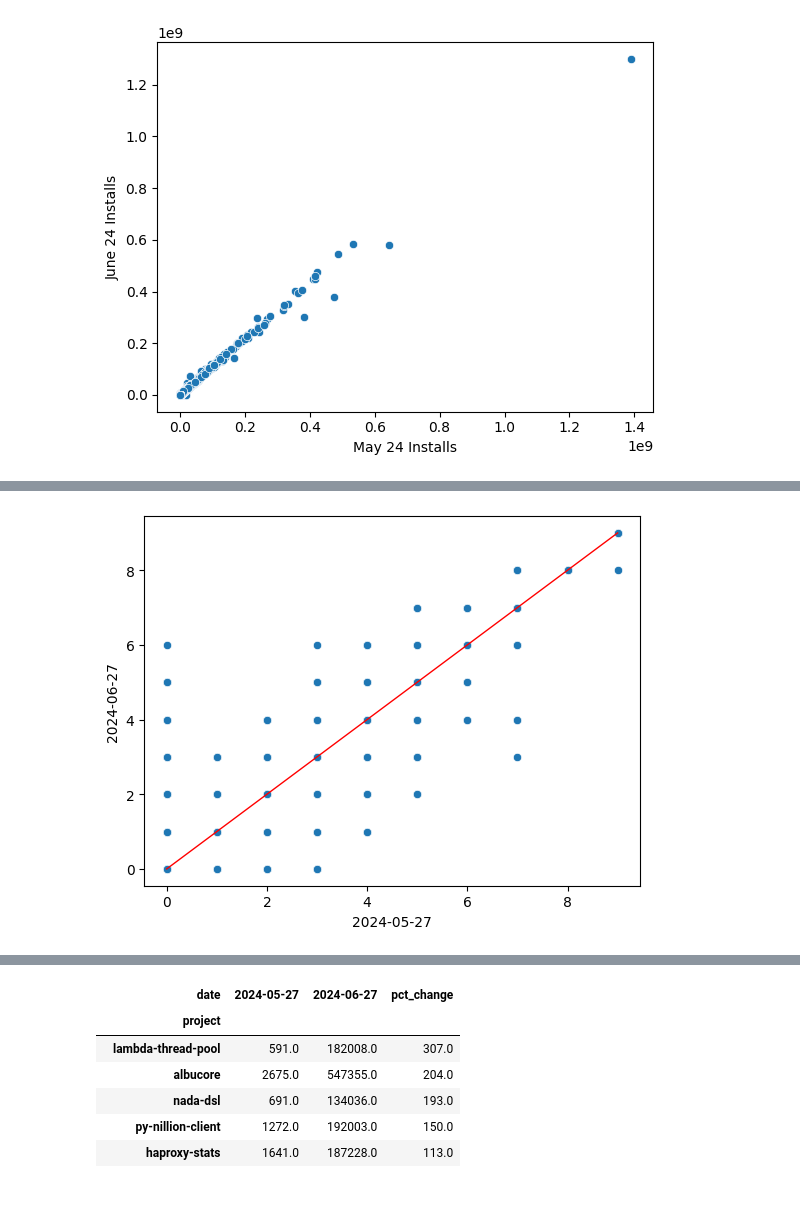
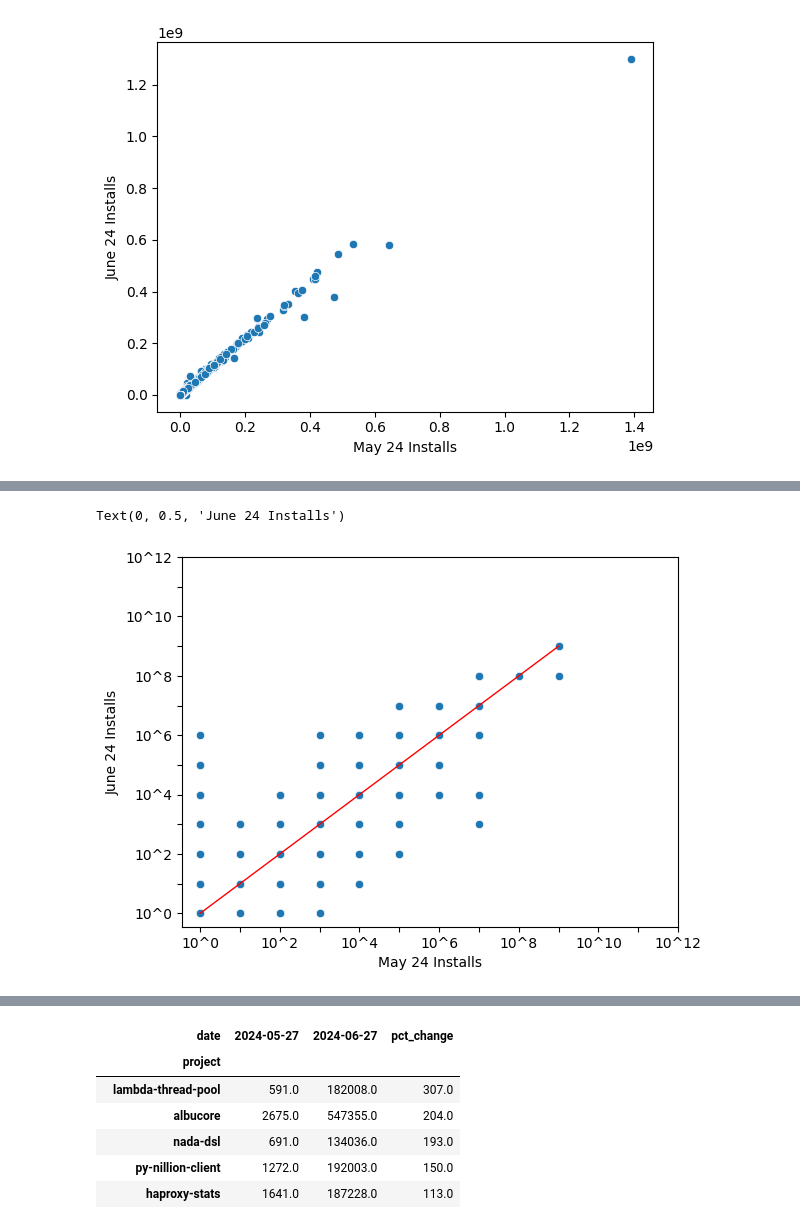
Before and after one commit to AhmedOmarEissa/pypi_analysis, a Jupyter notebook: notebooks/1_MoM.ipynb, the cells around one changed output, grey strips where cells are left out. Saved outputs shown, nothing was run; the diff lists cells and outputs as text; code cells hidden in the pictures; blank space fills up the shorter version.

```diff
--- a/notebooks/1_MoM.ipynb
+++ b/notebooks/1_MoM.ipynb
@@ -74,10 +74,19 @@ plt.yticks(y_ticks, [f'{10**i}' for i in y_ticks]);
 # %%
 #scatter plot
 pivot_df_log_round = pivot_df_log.round()
 sns.scatterplot(x='2024-05-27', y='2024-06-27', data=pivot_df_log_round);
 plt.plot([0, pivot_df_log_round.max().max()], [0, pivot_df_log_round.max().max()], color='red', linewidth=1);
+plt.ylabel('June 24 Installs')
+x_ticks = np.arange(0, len(ax.get_xticks()) + 3 , 1)
+y_ticks = np.arange(0, len(ax.get_yticks()) + 3 , 1)
+## change x axis ticks
+plt.xticks(x_ticks, ['10^' + str(i) if i%2 ==0  else '' for i in x_ticks]);
+plt.yticks(y_ticks, ['10^' + str(i)  if i%2 ==0  else '' for i in y_ticks]);
+plt.xlabel('May 24 Installs')
+plt.ylabel('June 24 Installs')
 # %% [output]
+Text(0, 0.5, 'June 24 Installs')
-[figure, old version]
+[figure, new version]
 # %%
 pivot_df_log_round['diff'] = abs(pivot_df_log_round['2024-06-27'] - pivot_df_log_round['2024-05-27'])
 
```
Also changed, not shown: parts of 5 cells of this notebook, 9 other files.
